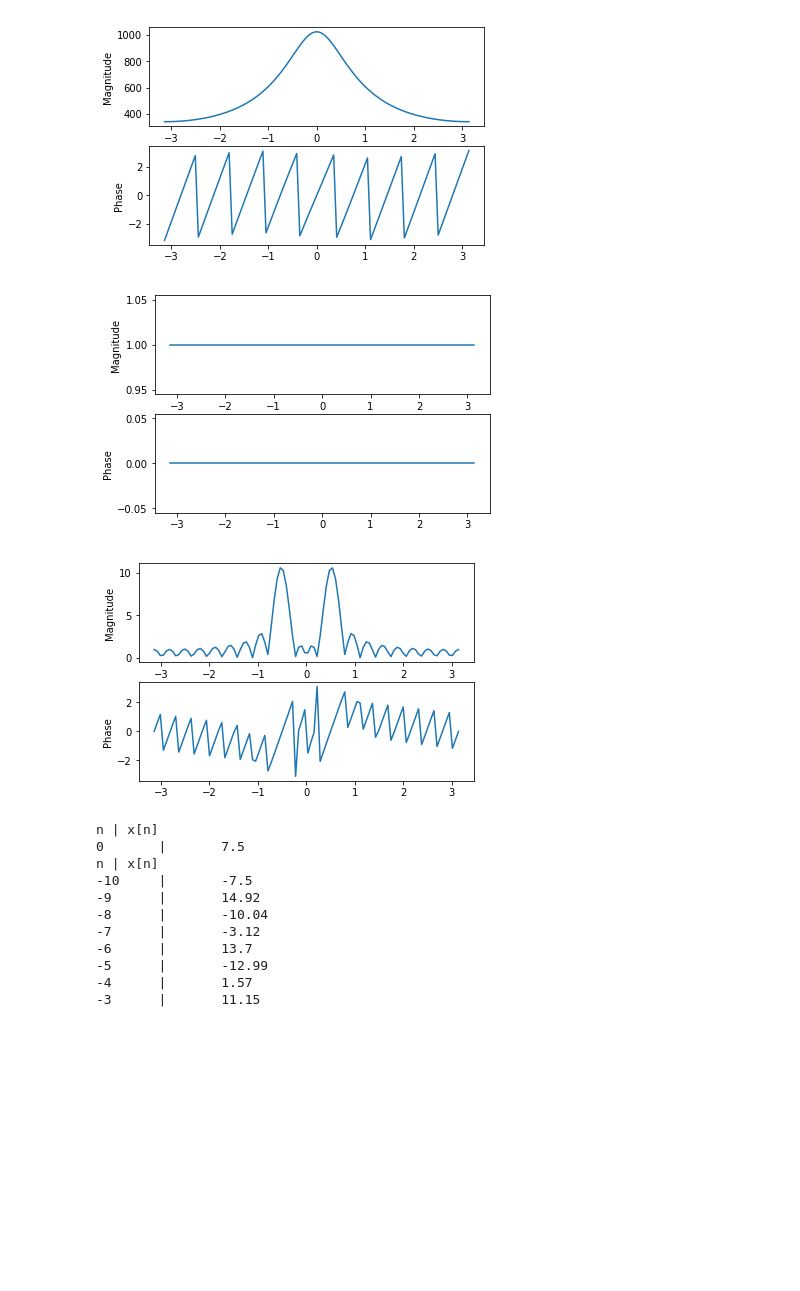
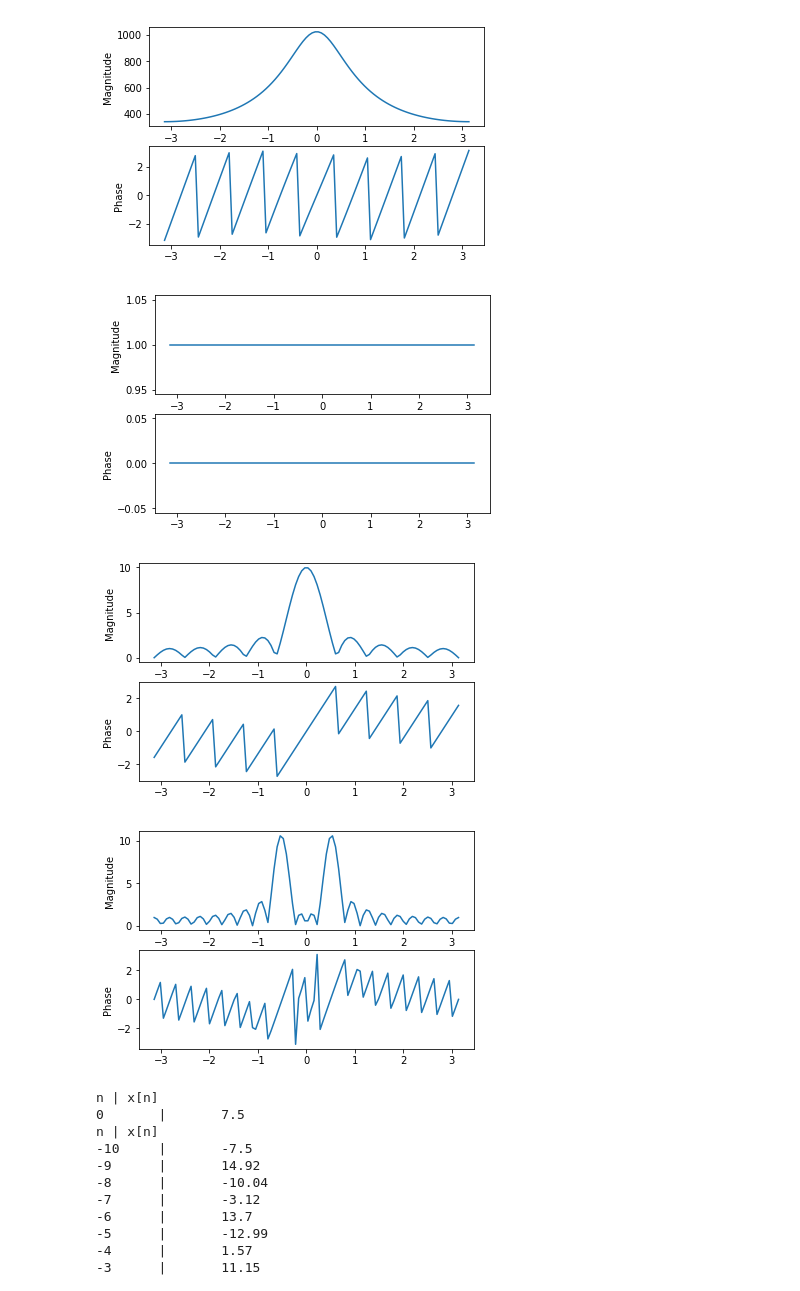
Before and after one commit to Eric-w-H/signals_functions, a Jupyter notebook: Signals_WKBK.ipynb, the cells around one changed output. Saved outputs shown, nothing was run; the diff lists cells and outputs as text; code cells hidden in the pictures; blank space fills up the shorter version.

Commit message:
Added some more DTFT examples to notebook

```diff
--- a/Signals_WKBK.ipynb
+++ b/Signals_WKBK.ipynb
@@ -9,11 +9,11 @@ def unit_step(n):
 def impulse(n):
     return zero(n) if n != 0 else 1
 
-def const(n, a):
-    return a
+def const(a):
+    return lambda n: a
 
 def zero(n):
-    return const(n,0)
+    return 0
 
 def power_signal(gamma):
     return lambda n: gamma**n
@@ -34,11 +34,11 @@ def convolve(x1,x2):
                           for n in range(start, end)]
                      )
 
-def DTFT(signal):
+def DTFT(signal, num_pts = 100):
     begin = signal[1][0]
     end = signal[1][1]
 
-    x = np.linspace(-np.pi, np.pi, num=100)
+    x = np.linspace(-np.pi, np.pi, num=num_pts)
     real = np.array([sum([signal[0](n) * np.cos(n*w) for n in range(begin, end)]) for w in x])
     im = np.array([sum([signal[0](n) * np.sin(n*w) for n in range(begin,end)]) for w in x])
 
@@ -79,32 +77,34 @@ IndentationError: expected an indented block (<ipython-input-57-9ed8095ee7d6>, l
 # %%
 u = gen_signal(-10,10,signal=unit_step)
 i = gen_signal(-10,10,signal=impulse)
 q = lambda n: zero(n) if n < 0 else np.cos(n/2) if n < 20 else zero(n)
 qq = gen_signal(-10,30,q)
 ps = gen_signal(-10,10, power_signal(2))
 cv = convolve(u,i)
 
 graph_signal(qq)
 graph_signal(ps)
 graph_signal(convolve(u,i))
 graph_signal(convolve(i,ps))
 graph_signal(convolve(i,qq))
 graph_signal(convolve(u,qq))
 graph_signal(convolve(u,ps))
 DTFT(ps)
 DTFT(i)
+DTFT(u)
 DTFT(qq)
 # %% [output]
 [figure]
 [figure]
 [figure]
 [figure]
 [figure]
 [figure]
 [figure]
 [figure]
 [figure]
-[figure, old version]
+[figure, new version]
+[figure, added]
 # %%
 z = gen_signal(0,0,lambda n: 15*np.cos(0.7 * np.pi * n + np.pi/3))
 print_signal(z)
```
Also changed, not shown: parts of 3 cells of this notebook.
